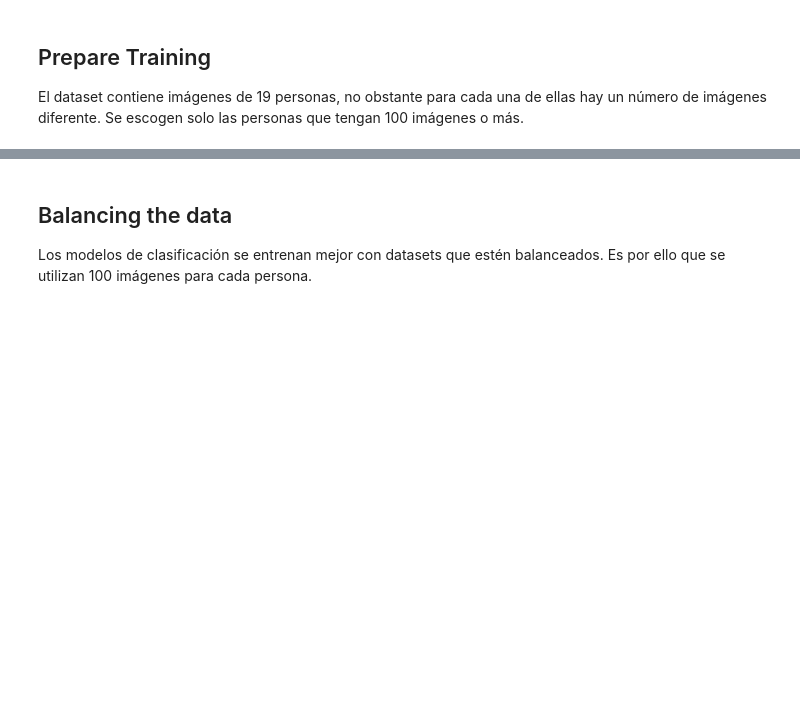
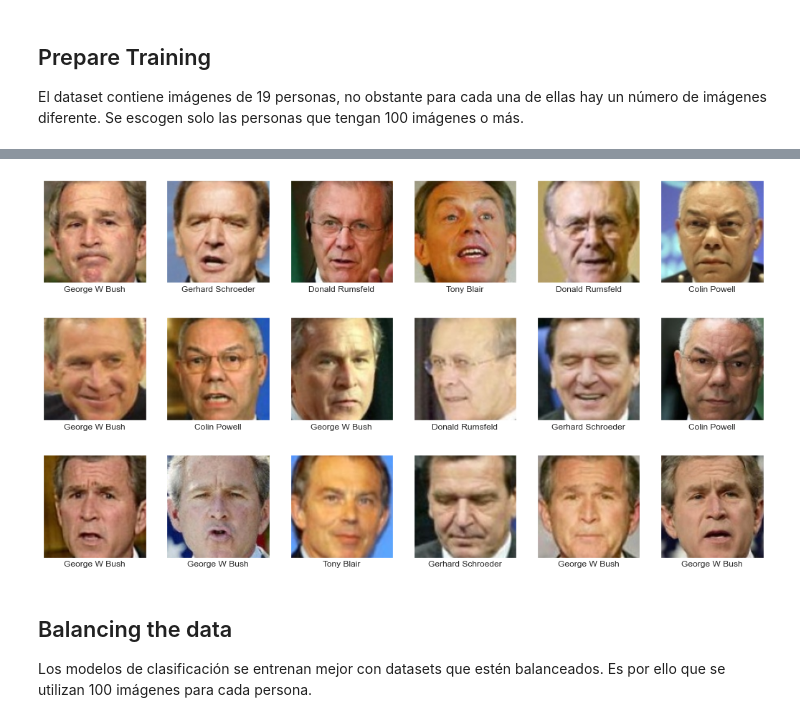
Before and after one commit to SergioCuencaNunez/TFG.-Reconocimiento-Facial, a Jupyter notebook: models/cnn_model_2.ipynb, the cells around one changed output, grey strips where cells are left out. Saved outputs shown, nothing was run; the diff lists cells and outputs as text; code cells hidden in the pictures; blank space fills up the shorter version.

```diff
--- a/models/cnn_model_2.ipynb
+++ b/models/cnn_model_2.ipynb
@@ -43,14 +47,16 @@ df.plot(kind='bar')
 # %%
 %matplotlib inline
 import matplotlib.pyplot as plt
 import seaborn as sns
 sns.set()
 
 fig, ax = plt.subplots(3, 6, figsize=(18, 10))
 
 for i, axi in enumerate(ax.flat):
-    axi.imshow(faces.images[i] / 255) # Scale pixel values so Matplotlib doesn't clip everything above 1.0
-    axi.set(xticks=[], yticks=[], xlabel=faces.target_names[faces.target[i]])
+    axi.imshow(data.images[i] / 255) # Scale pixel values so Matplotlib doesn't clip everything above 1.0
+    axi.set(xticks=[], yticks=[], xlabel=data.target_names[data.target[i]])
+# %% [output]
+[figure, added]
 # %% [markdown]
 ## Balancing the data
 
```
Also changed, not shown: parts of 13 cells of this notebook.
